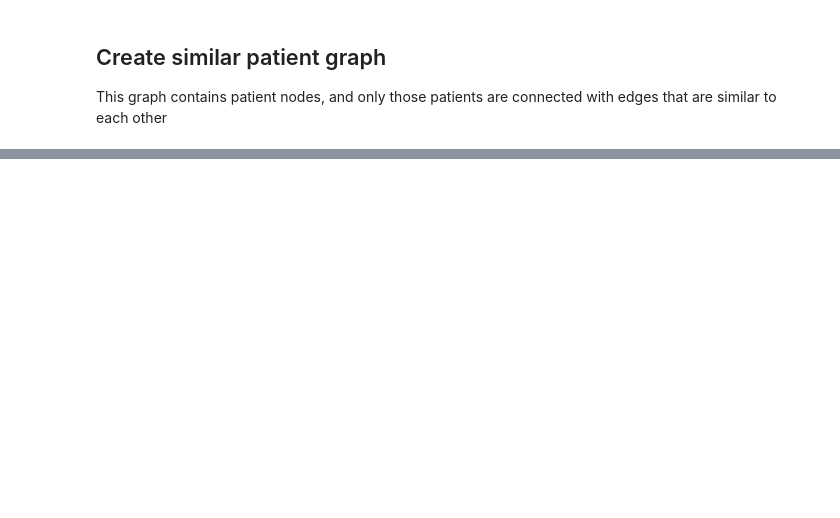
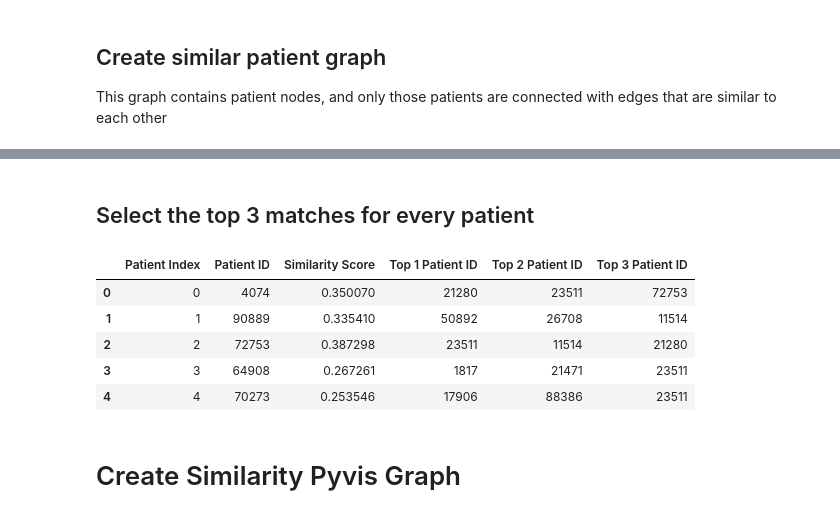
Before and after one commit to razzlemacher/ut-health-final-proj, a Jupyter notebook: 01-create-network-graph.ipynb, the cells around one changed output, grey strips where cells are left out. Saved outputs shown, nothing was run; the diff lists cells and outputs as text; code cells hidden in the pictures; blank space fills up the shorter version.

```diff
--- a/01-create-network-graph.ipynb
+++ b/01-create-network-graph.ipynb
@@ -382,0 +405,7 @@ conn.close()
+# %%
+import pandas as pd
+
+# Convert to sparse DataFrame
+sparse_df = icd9_df.astype(pd.SparseDtype("int", 0))
+coo = sparse_df.sparse.to_coo()
+csr = coo.tocsr()
@@ -382,0 +423,9 @@ conn.close()
+# %%
+# find the highest similarity between patients
+from sklearn.metrics.pairwise import cosine_similarity
+import numpy as np
+
+# calculate cosine similarity between patients
+similarity_matrix = cosine_similarity(csr)
+print(f"Shape of the similarity matrix: {similarity_matrix.shape}")
+print(f"Similarity matrix:\n{similarity_matrix[:5, :5]}")
@@ -382,0 +440,39 @@ conn.close()
+# %% [markdown]
+## Select the top 3 matches for every patient
+# %%
+# Get the indices of the top 5 most similar patients for each patient
+top_n = 3
+top_n_indices = np.argsort(similarity_matrix, axis=1)[:, -top_n-1:-1][:, ::-1]
+
+# Get the similarity scores of the top 5 most similar patients for each patient
+top_n_scores = np.sort(similarity_matrix, axis=1)[:, -top_n-1:-1][:, ::-1]
+
+# Get the patient IDs for the top 5 most similar patients for each patient
+top_n_patient_ids = np.array([patients_df['SUBJECT_ID'].iloc[i] for i in top_n_indices])
+
+# Create a DataFrame to store the results
+top_n_df = pd.DataFrame(top_n_patient_ids, columns=[f"Top {i+1} Patient ID" for i in range(top_n)])
+
+# Add the similarity scores to the DataFrame
+top_n_df['Similarity Score'] = top_n_scores[:, 0]
+
+# Add the patient IDs of the original patients to the DataFrame
+top_n_df['Patient ID'] = patients_df['SUBJECT_ID'].values
+
+# Add the index of the original patients to the DataFrame
+top_n_df['Patient Index'] = np.arange(len(patients_df))
+
+# reorder the columns in place
+top_n_df = top_n_df[['Patient Index', 'Patient ID', 'Similarity Score'] + [f"Top {i+1} Patient ID" for i in range(top_n)]]
+
+# Print the DataFrame
+top_n_df.head(5)
+# %% [output]
+|  | Patient Index | Patient ID | Similarity Score | Top 1 Patient ID | Top 2 Patient ID | Top 3 Patient ID |
+| 0 | 0 | 4074 | 0.350070 | 21280 | 23511 | 72753 |
+| 1 | 1 | 90889 | 0.335410 | 50892 | 26708 | 11514 |
+| 2 | 2 | 72753 | 0.387298 | 23511 | 11514 | 21280 |
+| 3 | 3 | 64908 | 0.267261 | 1817 | 21471 | 23511 |
+| 4 | 4 | 70273 | 0.253546 | 17906 | 88386 | 23511 |
+# %% [markdown]
+# Create Similarity Pyvis Graph
```
Also changed, not shown: parts of 26 cells of this notebook.
